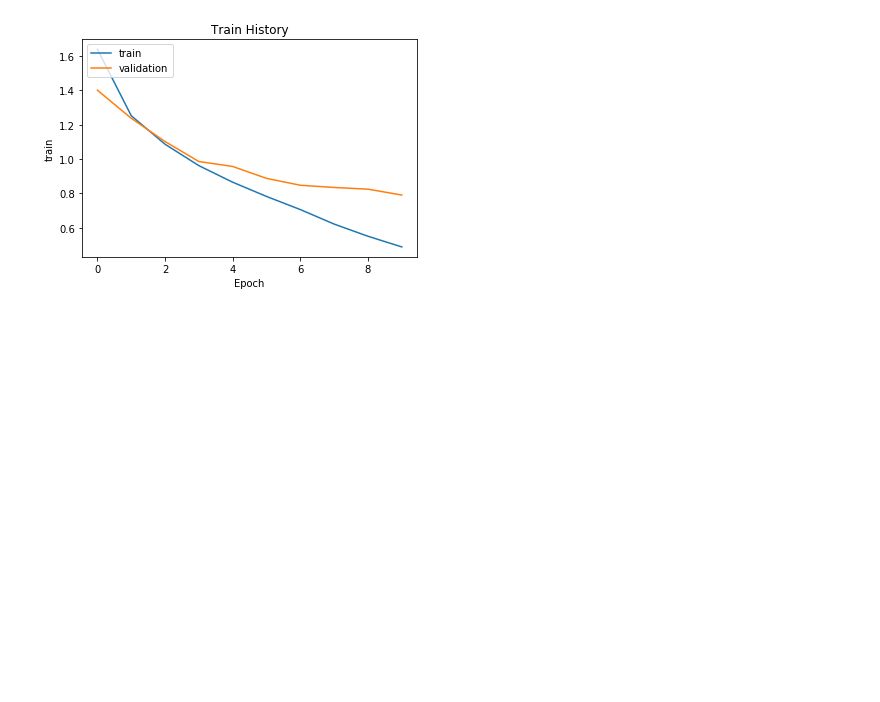
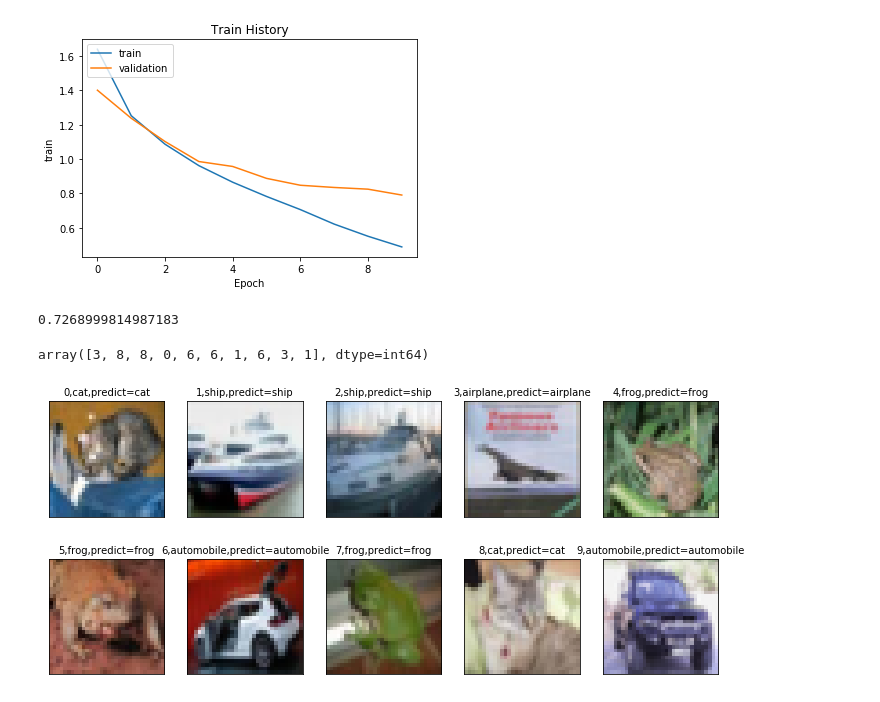
Before and after one commit to 40423105/deep-learning, a Jupyter notebook: keras/Cifar/Cifar_CNN辨識.ipynb, the cells around one changed output. Drawn from its saved outputs; the diff is of its cells as text; code cells hidden in the pictures; blank space fills up the shorter version.

```diff
--- a/keras/Cifar/Cifar_CNN辨識.ipynb
+++ b/keras/Cifar/Cifar_CNN辨識.ipynb
@@ -190,3 +190,18 @@ show_train_history(train_history,'accuracy','val_accuracy')
 show_train_history(train_history,'loss','val_loss')
 # %% [output]
 [figure]
+# %%
+scores = model.evaluate(x_img_test_normalize,y_label_test_onehot,verbose=0)
+scores[1]
+# %% [output]
+0.7268999814987183
+# %%
+prediction = np.argmax(model.predict(x_img_test_normalize), axis=-1)
+# %%
+prediction[:10]
+# %% [output]
+array([3, 8, 8, 0, 6, 6, 1, 6, 3, 1], dtype=int64)
+# %%
+plot_image_labels_prediction(x_img_test,y_label_test,prediction,0,10)
+# %% [output]
+[figure, added]
```
Also changed, not shown: parts of 6 cells of this notebook, 2 other files.
